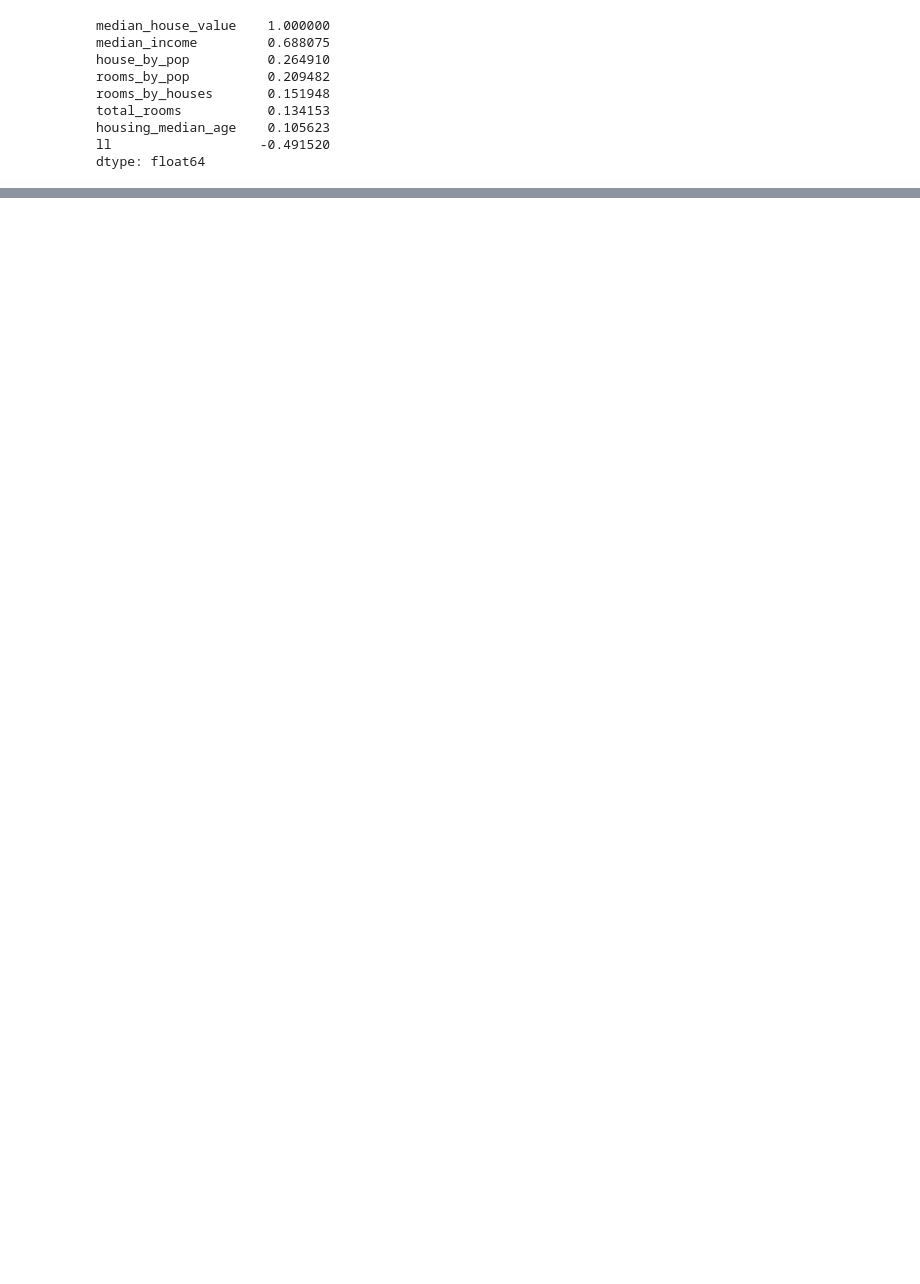
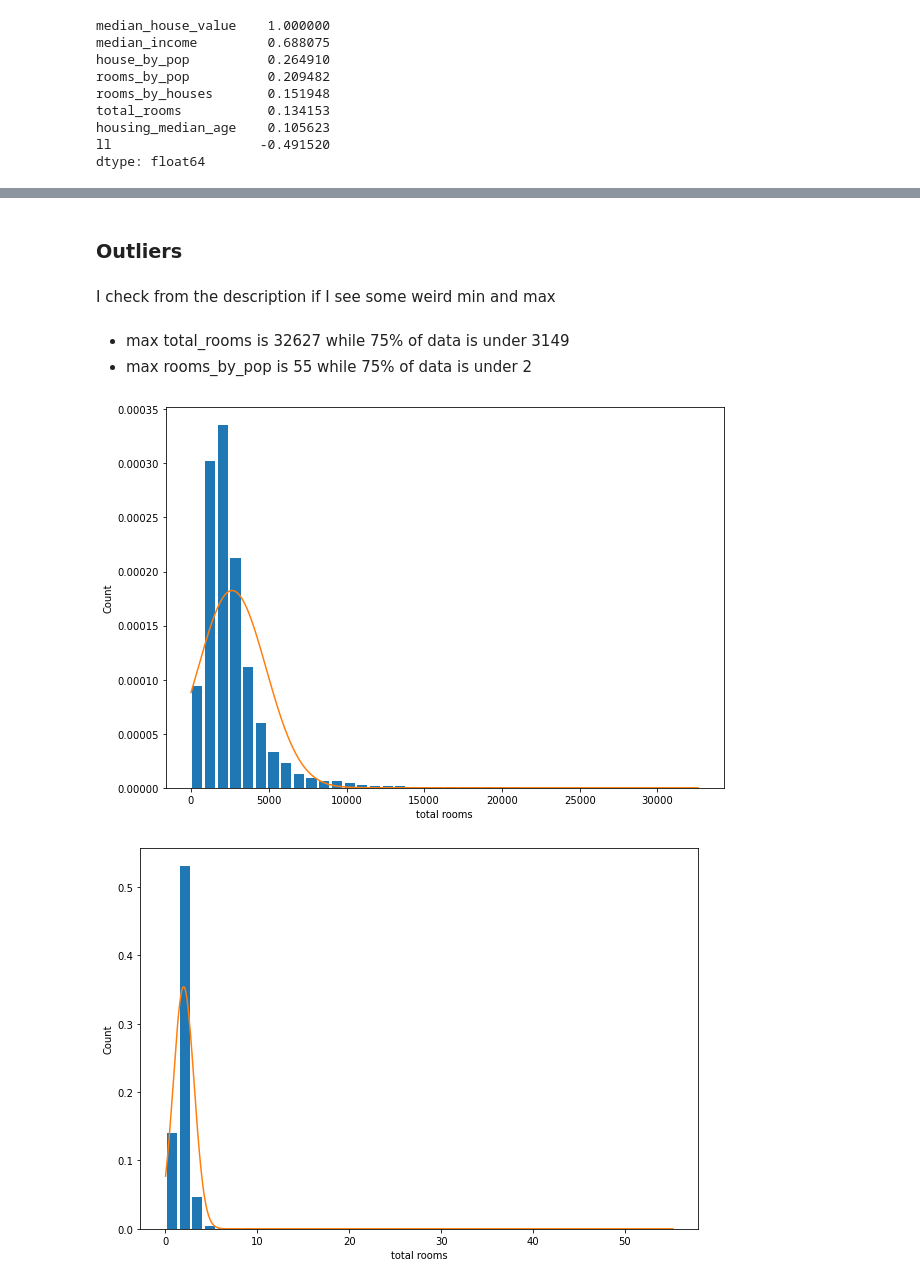
Before and after one commit to noakawa/Moveo_skills, a Jupyter notebook: data_exploration/data_exploration.ipynb, the cells around one changed output, grey strips where cells are left out. Saved outputs shown, nothing was run; the diff lists cells and outputs as text; code cells hidden in the pictures; blank space fills up the shorter version.

```diff
--- a/data_exploration/data_exploration.ipynb
+++ b/data_exploration/data_exploration.ipynb
@@ -226,0 +251,6 @@ dtype: float64
+# %%
+target = 'median_house_value'
+y = df2[target]
+X = df2.drop(columns=target)
+# %%
+X_train, X_test, y_train, y_test = train_test_split(X, y, test_size=.2, random_state=0)
@@ -226,0 +307,4 @@ dtype: float64
+# %%
+X_train = pd.concat([X_train,pd.get_dummies(X_train['ocean_proximity'], drop_first=True)],axis='columns')
+X_train.drop(columns='ocean_proximity', inplace=True)
+X_train.head()
@@ -226,0 +343,10 @@ dtype: float64
+# %%
+X_train.drop(columns = 'ISLAND', inplace=True)
+X_test.drop(columns = 'ISLAND', inplace=True)
+# %% [markdown]
+### Outliers
+# %% [markdown]
+I check from the description if I see some weird min and max
+# %% [markdown]
+- max total_rooms is 32627 while 75% of data is under 3149
+- max rooms_by_pop is 55 while 75% of data is under 2
@@ -226,0 +355,15 @@ dtype: float64
+# %%
+distributions = ['total_rooms', 'rooms_by_pop']
+
+for d in distributions:
+    plt.figure(figsize=(10,7))
+    plt.hist(X_train[d], bins=40, rwidth=0.8, density=True)
+    plt.xlabel('total rooms')
+    plt.ylabel('Count')
+
+    rng = np.arange(X_train[d].min(), X_train[d].max(), 0.1)
+    plt.plot(rng, norm.pdf(rng,X_train[d].mean(),X_train[d].std()))
+    plt.show()
+# %% [output]
+[figure, added]
+[figure, added]
```
Also changed, not shown: parts of 54 cells of this notebook.
